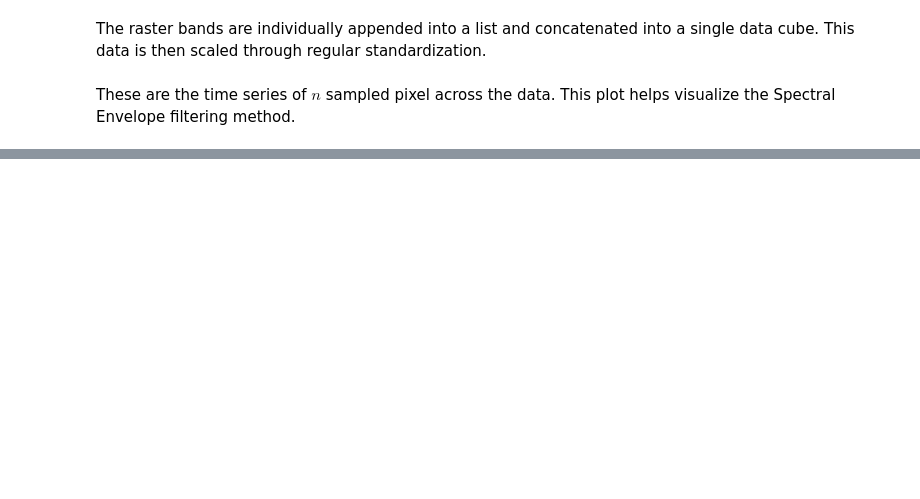
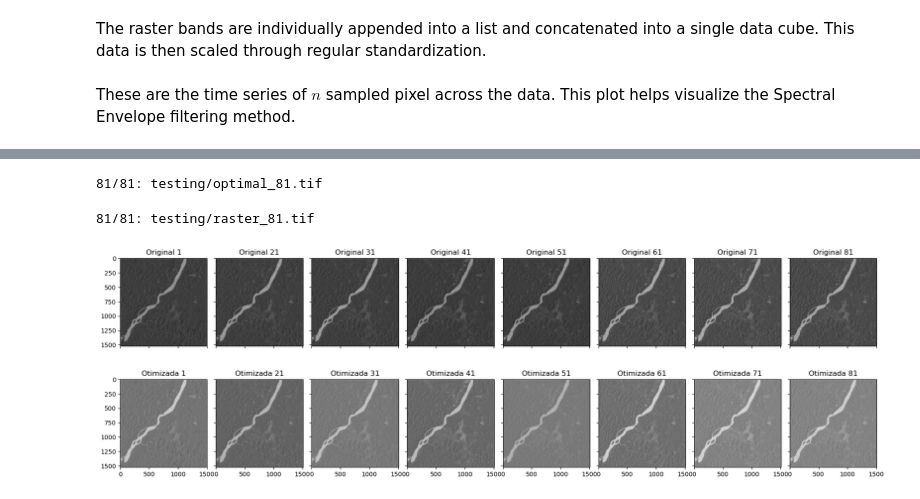
Before and after one commit to jotasaraiva/specs, a Jupyter notebook: tests.ipynb, the cells around one changed output, grey strips where cells are left out. Saved outputs shown, nothing was run; the diff lists cells and outputs as text; code cells hidden in the pictures; blank space fills up the shorter version.

```diff
--- a/tests.ipynb
+++ b/tests.ipynb
@@ -214,9 +226,8 @@ start = time.time()
 for i in range(0, optimal.shape[1]):
     for j in range(0, optimal.shape[2]):
         counter += 1
-        #aux = scaled[:, i, j].reshape((-1, 1))
-        optimal[:, i, j] = 1
-        #spenv.spec_opt(aux, lambda t: np.abs(t)**5)
+        aux = scaled[:, i, j].reshape((-1, 1))
+        optimal[:, i, j] = spenv.spec_opt(aux, lambda t: np.abs(t)**5)
         print(str(counter) + "/" + str(size), end="\r")
 
 end = time.time()
@@ -235,0 +243,2 @@ ServerApp.rate_limit_window=3.0 (secs)
+# %%
+src = rasterio.open("testing/raster_1.tif")
@@ -235,0 +289,40 @@ ServerApp.rate_limit_window=3.0 (secs)
+# %%
+directory = 'testing'
+files = [directory + "/" + f for f in os.listdir(directory) if os.path.isfile(os.path.join(directory, f)) and f.startswith('optimal')]
+
+def extract_number(s):
+    match = re.search(r'\d+', s)
+    return int(match.group()) if match else float('inf')
+
+sorted_files = sorted(files, key=extract_number)
+
+Y = []
+for n, i in enumerate(sorted_files):
+    temp = rasterio.open(i)
+    Y.append(temp.read())
+    temp.close()
+    print(str(n+1)+"/"+str(len(sorted_files))+": "+sorted_files[n], end="\r")
+
+Y = np.concatenate(Y)
+# %% [output]
+81/81: testing/optimal_81.tif
+# %%
+directory = 'testing'
+files = [directory + "/" + f for f in os.listdir(directory) if os.path.isfile(os.path.join(directory, f)) and f.startswith('raster')]
+
+def extract_number(s):
+    match = re.search(r'\d+', s)
+    return int(match.group()) if match else float('inf')
+
+sorted_files = sorted(files, key=extract_number)
+
+X = []
+for n, i in enumerate(sorted_files):
+    temp = rasterio.open(i)
+    X.append(temp.read())
+    temp.close()
+    print(str(n+1)+"/"+str(len(sorted_files))+": "+sorted_files[n], end="\r")
+
+X = np.concatenate(X)
+# %% [output]
+81/81: testing/raster_81.tif
@@ -235,0 +331,21 @@ ServerApp.rate_limit_window=3.0 (secs)
+# %%
+std = np.std(X)
+mean = np.mean(X)
+Y_ = (Y * std) + mean
+# %%
+examples = [1, 21, 31, 41, 51, 61, 71, 81]
+imagens = ["Original", "Otimizada"]
+plots = [(x, y) for x in imagens for y in examples]
+
+fig, axs = plt.subplots(2, 8, figsize=(18, 6), sharex=True, sharey=True)
+
+for plot, ax in zip(plots, axs.ravel()):
+    ax.set_title(plot[0] + " " + str(plot[1]))
+    if plot[0] == "Original":
+        ax.imshow(X[plot[1] - 1], cmap="gray")
+    elif plot[0] == "Otimizada":
+        ax.imshow(Y_[plot[1] - 1], cmap="gray")
+
+fig.tight_layout()
+# %% [output]
+[figure, added]
```
Also changed, not shown: parts of 38 cells of this notebook, 5 other files.
